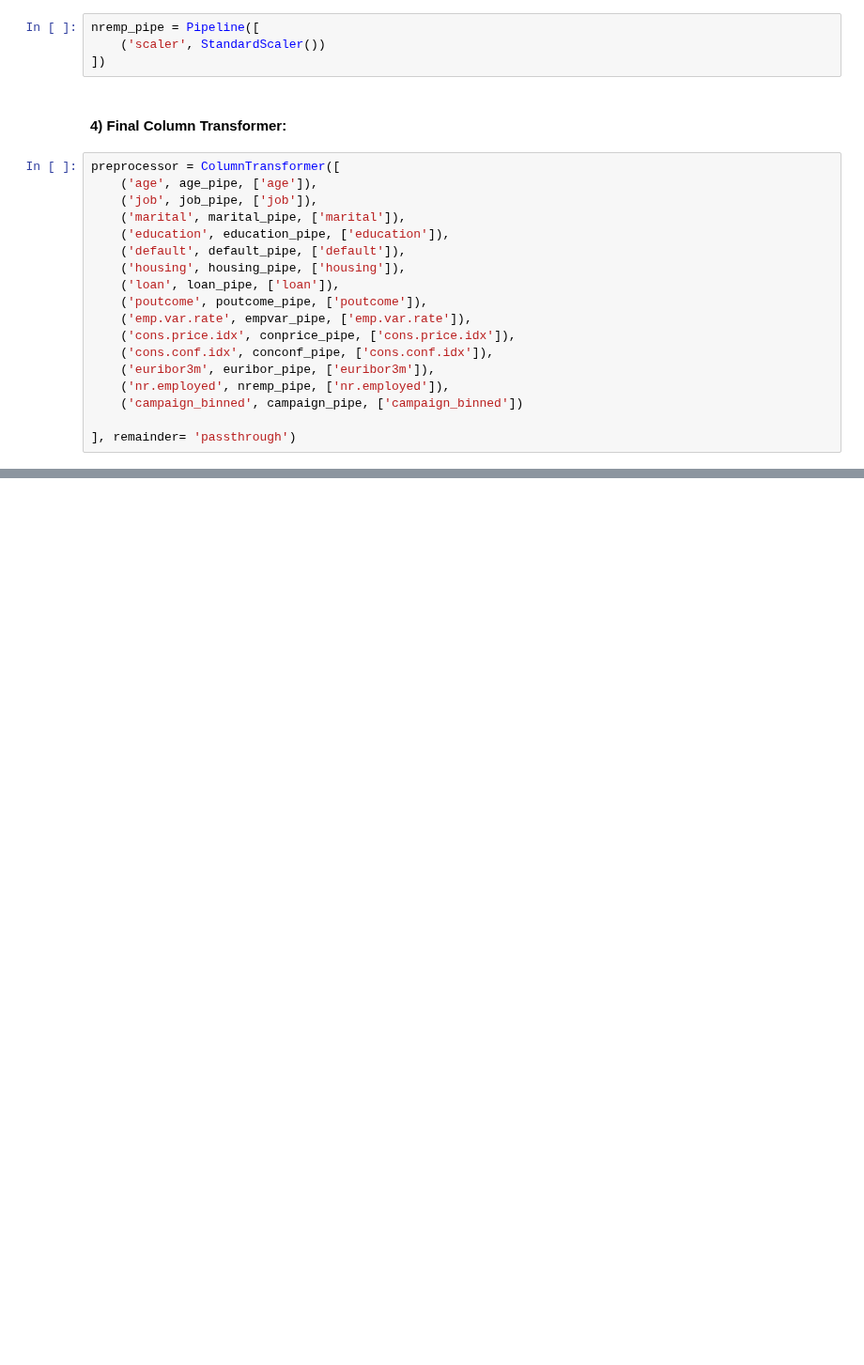
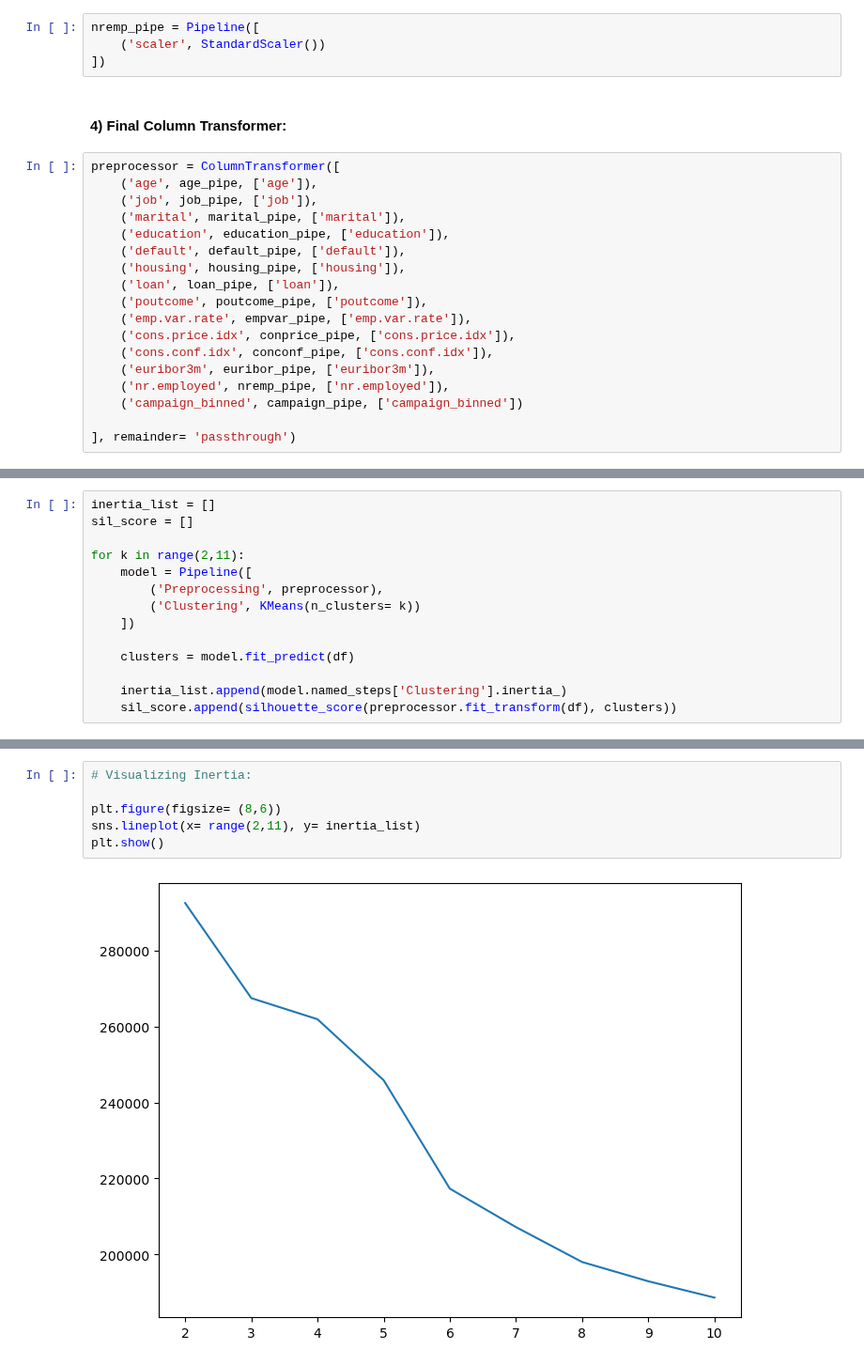
Before and after one commit to Shailya777/Learning-Logs, a Jupyter notebook: Machine_Learning/09_Clustering(Unsupervised Learning)/04_Practice_Project3(KMeans Clustering on Bank Data).ipynb, the cells around one changed output, grey strips where cells are left out. Shown at 94% size. Cells and saved outputs as stored; diff of their text form; blank space fills up the shorter version.

Commit message:
Optimal numbers of clusters according to KMeans

```diff
--- a/Machine_Learning/09_Clustering(Unsupervised Learning)/04_Practice_Project3(KMeans Clustering on Bank Data).ipynb
+++ b/Machine_Learning/09_Clustering(Unsupervised Learning)/04_Practice_Project3(KMeans Clustering on Bank Data).ipynb
@@ -755,0 +758,14 @@ preprocessor = ColumnTransformer([
+# %%
+inertia_list = []
+sil_score = []
+
+for k in range(2,11):
+    model = Pipeline([
+        ('Preprocessing', preprocessor),
+        ('Clustering', KMeans(n_clusters= k))
+    ])
+
+    clusters = model.fit_predict(df)
+
+    inertia_list.append(model.named_steps['Clustering'].inertia_)
+    sil_score.append(silhouette_score(preprocessor.fit_transform(df), clusters))
@@ -755,0 +796,8 @@ preprocessor = ColumnTransformer([
+# %%
+# Visualizing Inertia:
+
+plt.figure(figsize= (8,6))
+sns.lineplot(x= range(2,11), y= inertia_list)
+plt.show()
+# %% [output]
+[figure, added]
```
Also changed, not shown: parts of 5 cells of this notebook.
